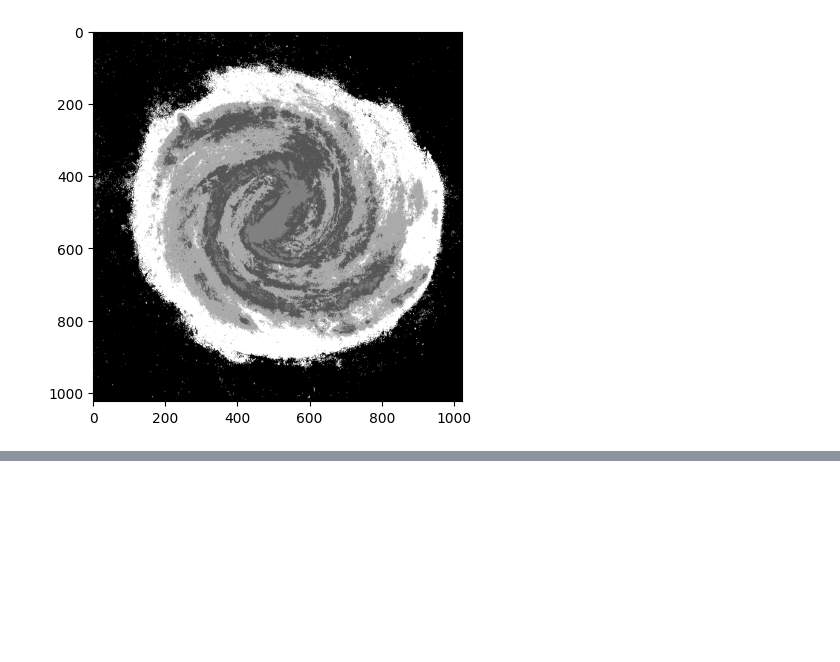
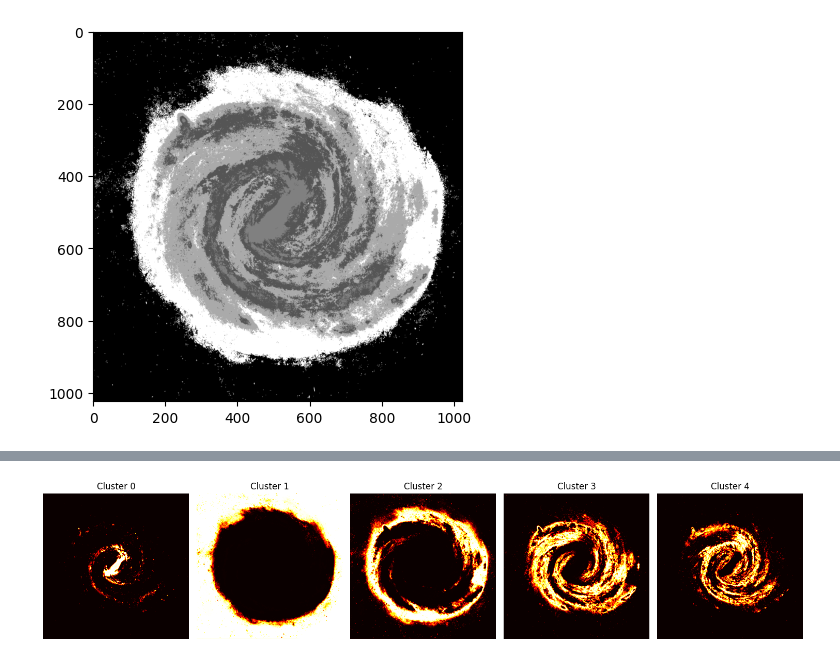
Before and after one commit to pyzone49/fcm, a Jupyter notebook: test.ipynb, the cells around one changed output, grey strips where cells are left out. Saved outputs shown, nothing was run; the diff lists cells and outputs as text; code cells hidden in the pictures; blank space fills up the shorter version.

```diff
--- a/test.ipynb
+++ b/test.ipynb
@@ -251,0 +252,13 @@ fcm.generate_heatmaps()
+# %%
+fig = plt.figure(figsize=(fcm.k*3, 20))
+for cluster_index in range(fcm.k):
+    membership_values = fcm.matrix_U[:, cluster_index].reshape(fcm.matrix.shape[0], fcm.matrix.shape[1])
+    ax = fig.add_subplot(1, fcm.k, cluster_index + 1)
+    ax.imshow(membership_values, cmap='hot')
+    ax.set_title(f'Cluster {cluster_index}', fontsize=12)
+    ax.axis('off')
+
+plt.tight_layout()
+plt.show()
+# %% [output]
+[figure, added]
```
Also changed, not shown: parts of 3 cells of this notebook, 1 other file.
